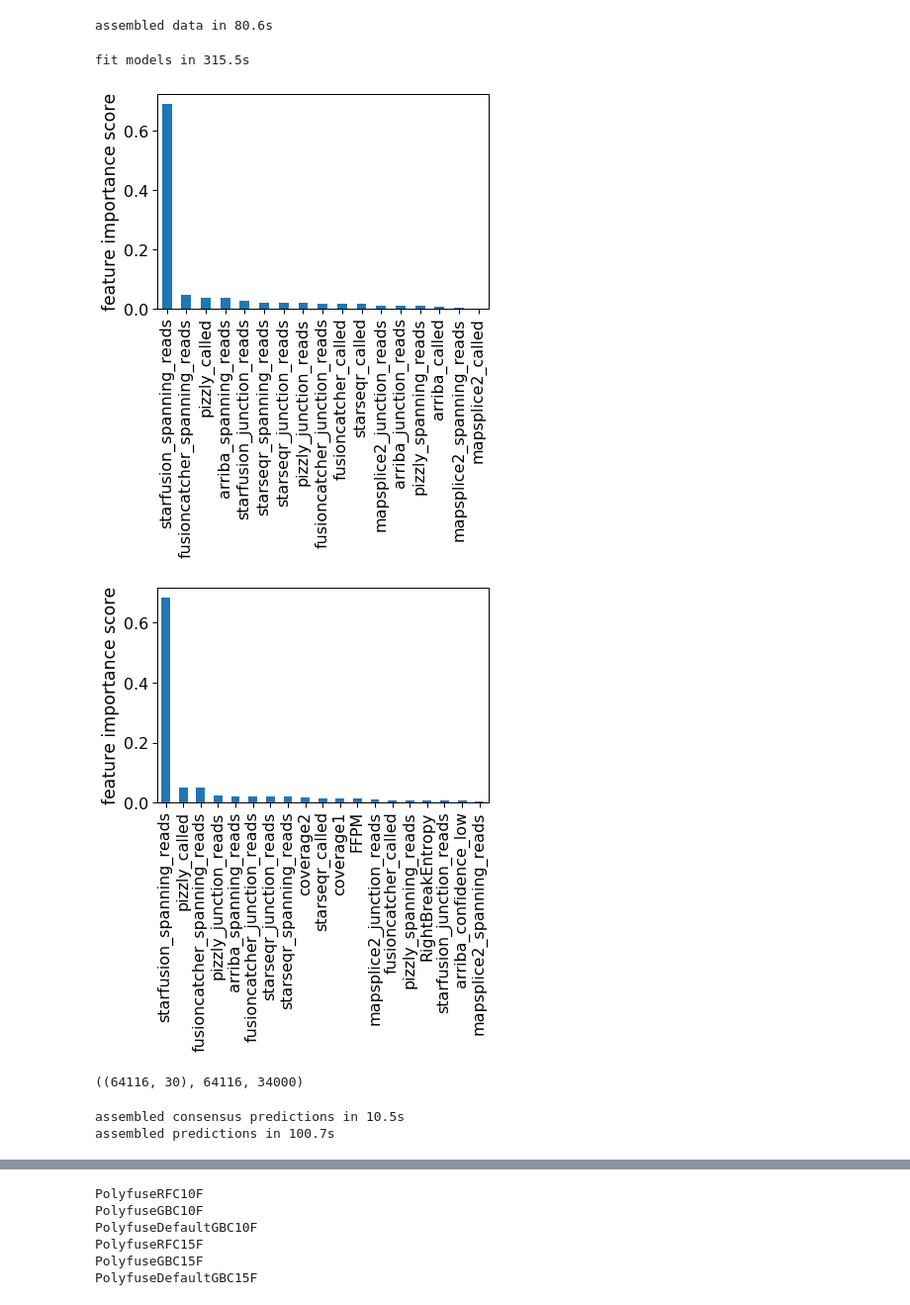
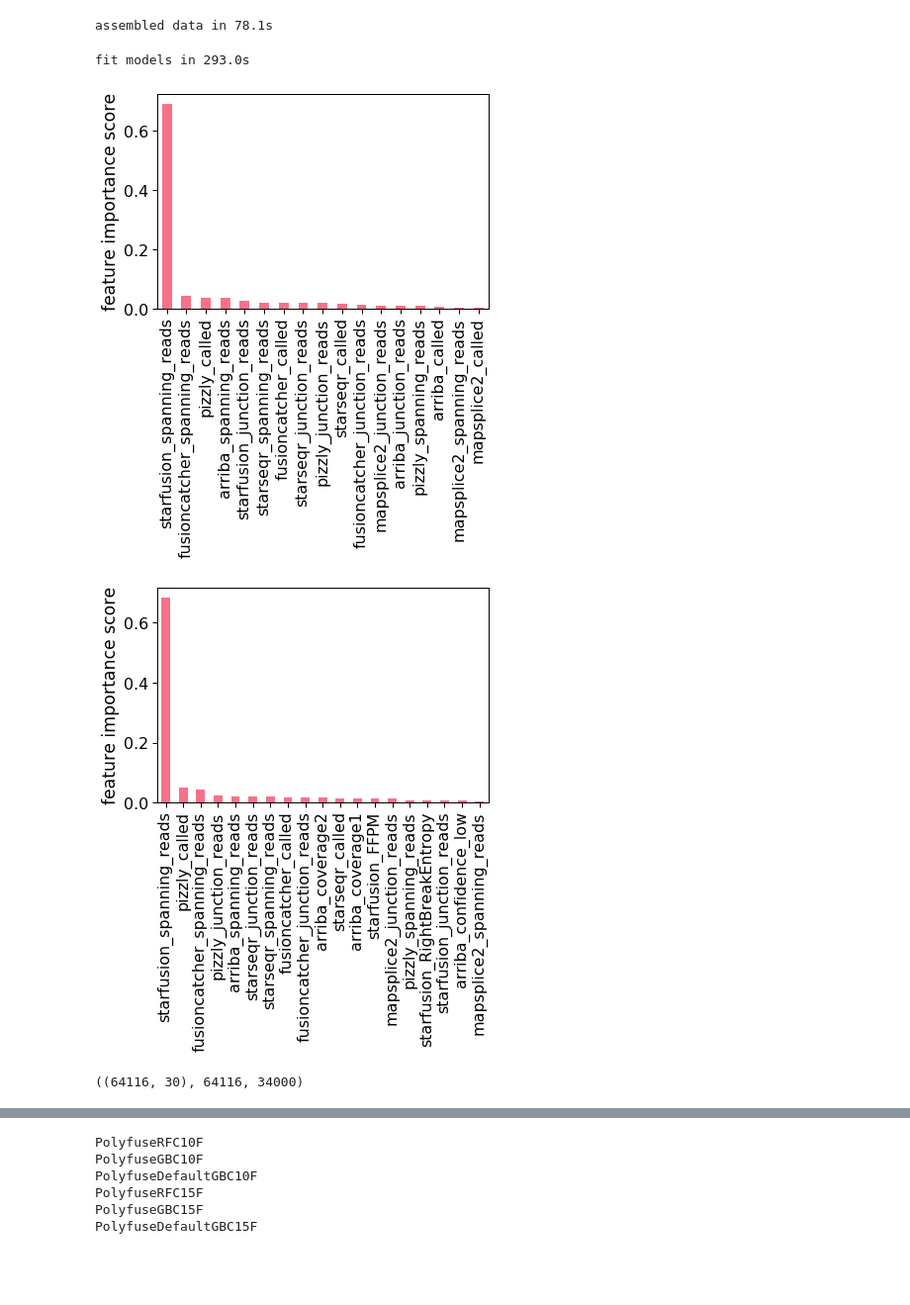
Before and after one commit to olopade-lab/fusion-ensembler, a Jupyter notebook: notebooks/polyfuse-50.ipynb, the cells around one changed output, grey strips where cells are left out. Shown: that part at 99% size. Saved outputs shown, nothing was run; the diff lists cells and outputs as text; code cells hidden in the pictures; blank space fills up the shorter version.

Commit message:
Prefix most feature names with corresponding caller
This is in preparation for a large recursive feature elimination study I
want to do.

This commit also includes WIP noteboook changes.

```diff
--- a/notebooks/polyfuse-50.ipynb
+++ b/notebooks/polyfuse-50.ipynb
@@ -12,7 +12,7 @@ import random
 import itertools
 
 from matplotlib import rcParams
-rcParams.update({'figure.autolayout': False})
+rcParams.update({'figure.autolayout': True})
 import pandas as pd
 pd.options.display.max_columns = None
 pd.options.display.max_rows = 15
@@ -46,7 +46,6 @@ truth = apps.concatenate_true_fusions('/cephfs/users/annawoodard/fusion-simulati
 # %%
 truth = pd.read_hdf(truth.result(), 'data')
 # %%
-callers = ['starseqr', 'starfusion', 'arriba', 'fusioncatcher', 'pizzly']
 callers = ['starseqr', 'starfusion', 'arriba', 'fusioncatcher', 'pizzly', 'mapsplice2']
 # %%
 parsed_caller_data = apps.parse_caller_data(out_dir, callers)
@@ -63,7 +72,7 @@ start = time.time()
 x_train, y_train = apps.assemble_data(training_samples, callers, out_dir)
 print('assembled data in {:.1f}s'.format((time.time() - start)))
 # %% [output]
-assembled data in 80.6s
+assembled data in 78.1s
 # %%
 start = time.time()
 os.makedirs(os.path.join(out_dir, 'models'), exist_ok=True)
@@ -77,7 +86,7 @@ optimized_features = [
     'starfusion_spanning_reads', 'starfusion_junction_reads', 'arriba_spanning_reads',
     'fusioncatcher_called', 'fusioncatcher_spanning_reads', 'fusioncatcher_junction_reads',
     'pizzly_called', 'pizzly_spanning_reads', 'pizzly_junction_reads', 'mapsplice2_spanning_reads',
-    'mapsplice2_junction_reads', 'FFPM', 'RightBreakEntropy', 'coverage1', 'coverage2', 'arriba_confidence_low'
+    'mapsplice2_junction_reads', 'starfusion_FFPM', 'starfusion_RightBreakEntropy', 'arriba_coverage1', 'arriba_coverage2', 'arriba_confidence_low'
 ]
 classifiers = []
 for features in [
@@ -111,36 +120,36 @@ for features in [
     #label = 'RFC{}F'.format(len(features))
     #trans = 'noop'
     #classifier = ensemble.RandomForestClassifier()
     #classifier.fit(getattr(transformations, trans)(x_train[features]), y_train)
     #joblib.dump(classifier, os.path.join(out_dir, 'models', label + '.joblib'))
     #classifiers += [(features, label, trans)]
 
 
     label = 'GBC{}F'.format(len(features))
     trans = 'noop'
     classifier = ensemble.GradientBoostingClassifier(learning_rate=0.05, n_estimators=1250, subsample=1.)
     classifier.fit(getattr(transformations, trans)(x_train[features]), y_train)
     joblib.dump(classifier, os.path.join(out_dir, 'models', label + '.joblib'))
     classifiers += [(features, label, trans)]
 
     plt.figure()
     feature_importances = pd.Series(classifier.feature_importances_, features).sort_values(ascending=False)
     feature_importances.plot(kind='bar')
     plt.ylabel('feature importance score')
 
     label = 'DefaultGBC{}F'.format(len(features))
     trans = 'noop'
     classifier = ensemble.GradientBoostingClassifier()
     classifier.fit(getattr(transformations, trans)(x_train[features]), y_train)
     joblib.dump(classifier, os.path.join(out_dir, 'models', label + '.joblib'))
     classifiers += [(features, label, trans)]
 
 
 print('fit models in {:.1f}s'.format((time.time() - start)))
 # %% [output]
-fit models in 315.5s
+fit models in 293.0s
-[figure, old version]
+[figure, new version]
-[figure, old version]
+[figure, new version]
 # %%
 x_train.shape, len(y_train), sum(y_train)
 # %% [output]
@@ -158,8 +167,5 @@ model_data = pd.read_hdf(
     apps.predict(testing_samples, out_dir, classifiers, callers, consensus=consensus), 'data'
 )
 print('assembled predictions in {:.1f}s'.format((time.time() - start)))
-# %% [output]
-assembled consensus predictions in 10.5s
-assembled predictions in 100.7s
 # %%
 model_data.caller.unique()
```
Also changed, not shown: parts of 19 cells of this notebook, 1 other file.
